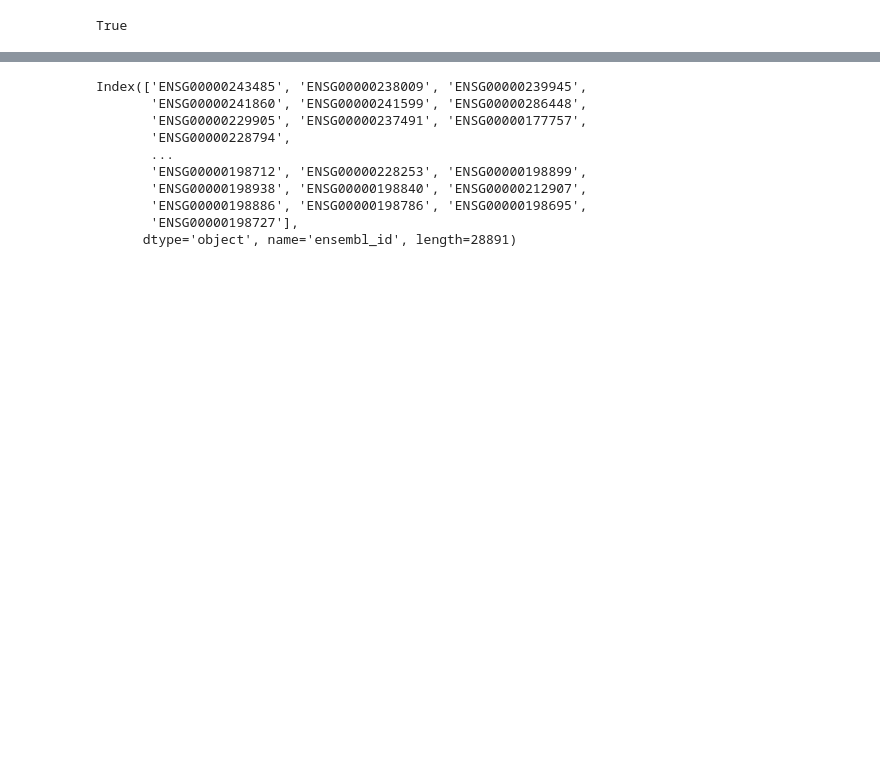
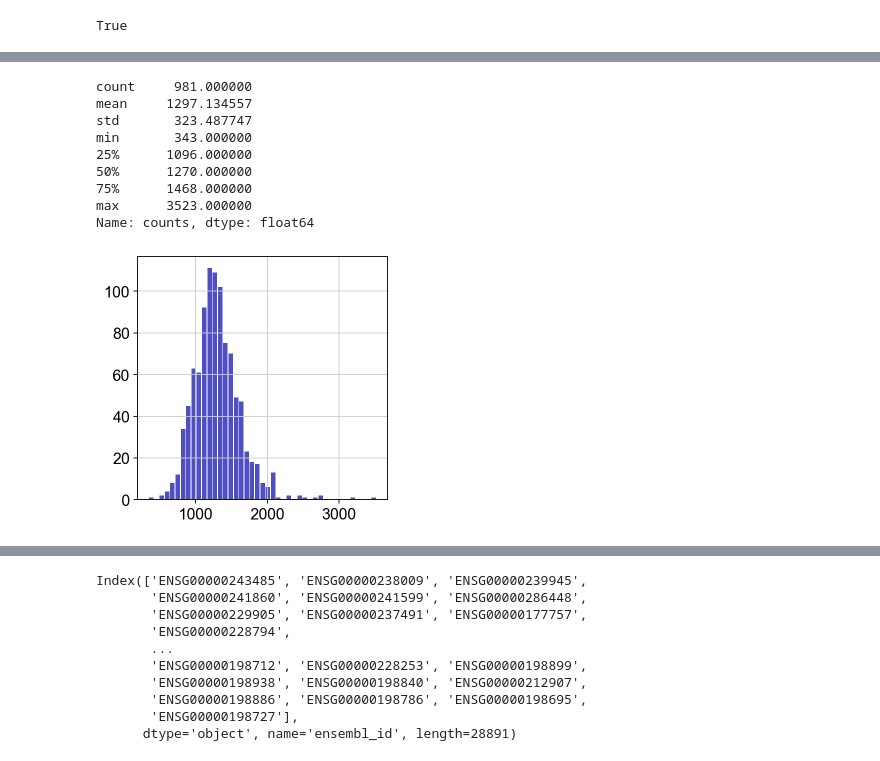
Before and after one commit to mancusolab/jaxqtl, a Jupyter notebook: example/QC.ipynb, the cells around one changed output, grey strips where cells are left out. Drawn from its saved outputs; the diff is of its cells as text; code cells hidden in the pictures; blank space fills up the shorter version.

```diff
--- a/example/QC.ipynb
+++ b/example/QC.ipynb
@@ -19,0 +57,22 @@ sc.pl.highest_expr_genes(mat, n_top=20, )
+# %%
+# cell count per individual
+cell_per_ind = mat.obs.groupby(['individual']).size().reset_index(name='counts')
+cell_per_celltype_ind = mat.obs.groupby(['individual', 'cell_label']).size().reset_index(name='counts')
+cell_per_celltype = mat.obs.groupby(['cell_label']).size().reset_index(name='counts')
+# %%
+# cell count per individual
+# The cell counts are determined by the number of unique cellular barcodes detected.
+plt_n, plt_bins, plt_patches = plt.hist(x=cell_per_ind['counts'], bins='auto', color='#0504aa',
+                            alpha=0.7, rwidth=0.85)
+print(cell_per_ind.counts.describe())
+# %% [output]
+count     981.000000
+mean     1297.134557
+std       323.487747
+min       343.000000
+25%      1096.000000
+50%      1270.000000
+75%      1468.000000
+max      3523.000000
+Name: counts, dtype: float64
+[figure, added]
```
Also changed, not shown: parts of 24 cells of this notebook.
